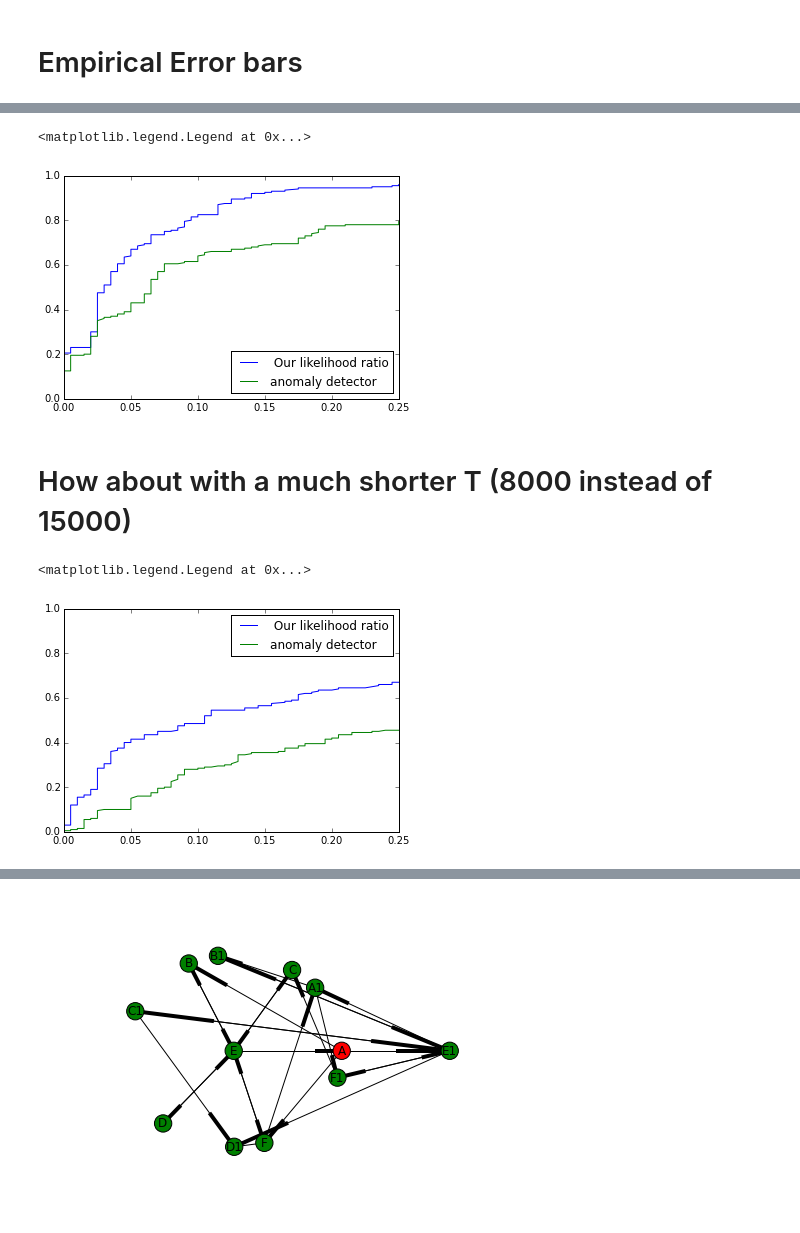
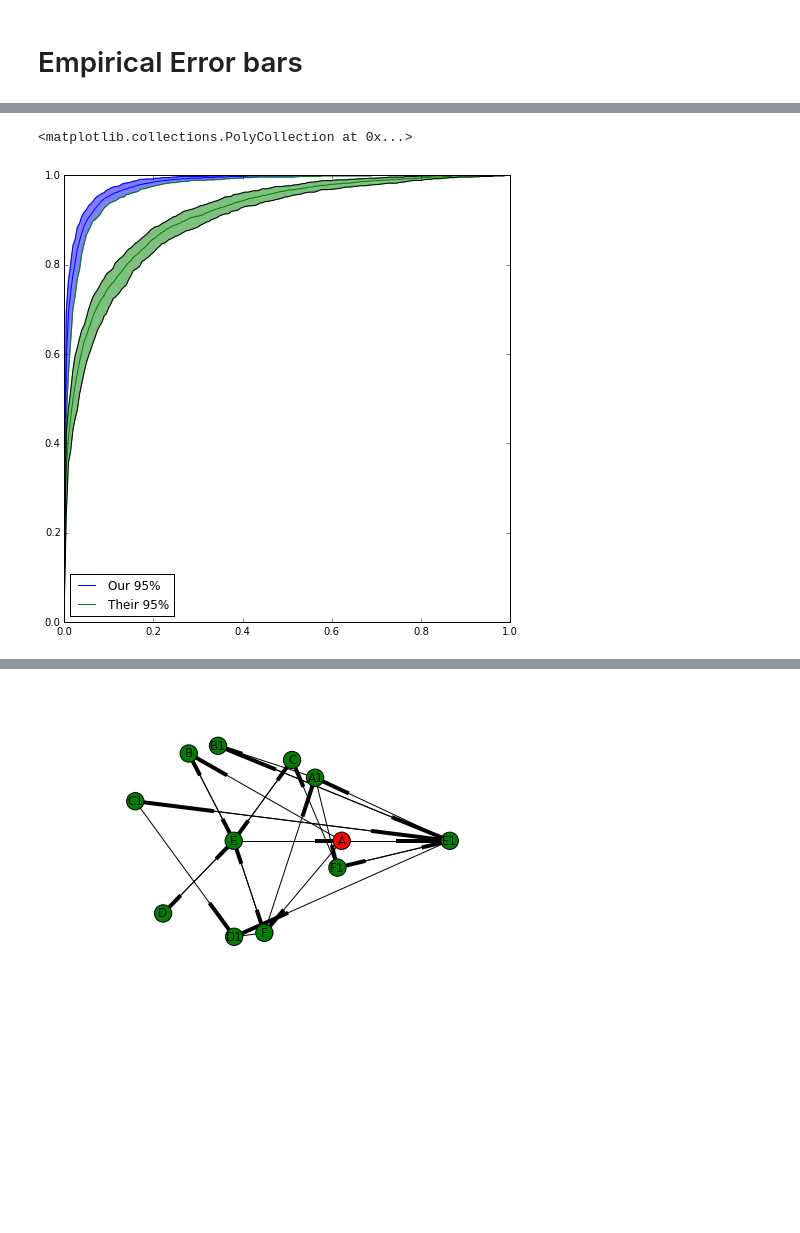
Before and after one commit to j-grana6/SFT-Nets, a Jupyter notebook: python/roc_4_8_14_2.ipynb, the cells around one changed output, grey strips where cells are left out. Cells and saved outputs as stored; diff of their text form; code cells hidden in the pictures; blank space fills up the shorter version.

```diff
--- a/python/roc_4_8_14_2.ipynb
+++ b/python/roc_4_8_14_2.ipynb
@@ -275,13 +196,0 @@ results_2 = p.map(f1, list(np.random.randint(0, 10000, 8)))
-# %%
-pos_2, neg_2 = handle_parallel_res(results_2)
-our_roc_pts = np.asarray(plot_our_roc(pos_2, neg_2, .01))
-anom_roc_pts = np.asarray(plot_anomaly_roc(pos_2, neg_2, .01))
-plot(our_roc_pts[:,0], our_roc_pts[:,1], label =' Our likelihood ratio')
-plot(anom_roc_pts[:,0], anom_roc_pts[:,1], label = 'anomaly detector')
-plt.xlim(0,.25)
-plt.legend(loc=0)
-# %% [output]
-<matplotlib.legend.Legend at 0x...>
-[figure, removed]
-# %% [markdown]
-# How about with a much shorter T (8000 instead of 15000)
@@ -297,11 +197,54 @@ results_3 = p.map(f1, list(np.random.randint(0, 10000, 8)))
-# %%
-pos_3, neg_3 = handle_parallel_res(results_3)
-our_roc_pts = np.asarray(plot_our_roc(pos_3, neg_3, .01))
-anom_roc_pts = np.asarray(plot_anomaly_roc(pos_3, neg_3, .01))
-plot(our_roc_pts[:,0], our_roc_pts[:,1], label =' Our likelihood ratio')
-plot(anom_roc_pts[:,0], anom_roc_pts[:,1], label = 'anomaly detector')
-plt.xlim(0,.25)
-plt.legend(loc=0)
-# %% [output]
-<matplotlib.legend.Legend at 0x...>
-[figure, removed]
+# %%
+samps_per = 800
+num_roc = 100
+interp_u = []
+interp_a = []
+for i in range(num_roc):
+    ix = np.random.choice(np.arange(0, pos_5.shape[0], 1), size= samps_per, replace=False)
+    ix2 = np.random.choice(np.arange(0, pos_5.shape[0], 1), size= samps_per, replace=False)
+    posix = pos[ix]
+    negix = neg[ix2]
+    our_roc_pts = np.asarray(plot_our_roc(posix, negix, .01))
+    anom_roc_pts = np.asarray(plot_anomaly_roc(posix, negix, .01))
+    our_x = np.concatenate((our_roc_pts[:,0], np.asarray([0])))[::-1]
+    our_y = np.concatenate((our_roc_pts[:,1], np.asarray([0])))[::-1]
+    their_x = np.concatenate((np.asarray([0]), anom_roc_pts[:,0]))
+    their_y = np.concatenate((np.asarray([0]), anom_roc_pts[:,1]))
+    interp_u.append(interp1d(our_x, our_y))
+    interp_a.append(interp1d(their_x, their_y))
+# %%
+rocs= []
+fig=plt.figure()
+for i in interp_u:
+    rocs.append(i(np.arange(0,1,.005)))
+rocs = np.asarray(rocs)
+median = np.median(rocs, axis=0)
+median[0]=0
+lower = np.percentile(rocs, 2.5, axis=0)
+lower[0]=0
+upper = np.percentile(rocs, 97.5, axis=0)
+upper[0]=0
+plt.plot(np.arange(0,1,.005), median, label='Our 95%', color='blue')
+plt.plot(np.arange(0,1,.005), upper)
+plt.plot(np.arange(0,1,.005), lower)
+plt.fill_between(np.arange(0, 1,.005), lower, upper, color='blue', alpha=.5)
+
+rocs= []
+for i in interp_a:
+    rocs.append(i(np.arange(0.0,1,.005)))
+rocs = np.asarray(rocs)
+median = np.median(rocs, axis=0)
+median[0]=0
+lower = np.percentile(rocs, 2.5, axis=0)
+lower[0]=0
+upper = np.percentile(rocs, 97.5, axis=0)
+upper[0]=0
+plt.plot(np.arange(0,1,.005), median, label='Their 95%', color='green')
+plt.plot(np.arange(0,1,.005), upper, color='black')
+plt.plot(np.arange(0,1,.005), lower, color='black')
+plt.legend(loc=0)
+fig.set_size_inches(8,8)
+plt.fill_between(np.arange(0,1,.005), upper, lower, alpha=.5, color='green')
+# %% [output]
+<matplotlib.collections.PolyCollection at 0x...>
+[figure, added]
```
Also changed, not shown: parts of 47 cells of this notebook.
